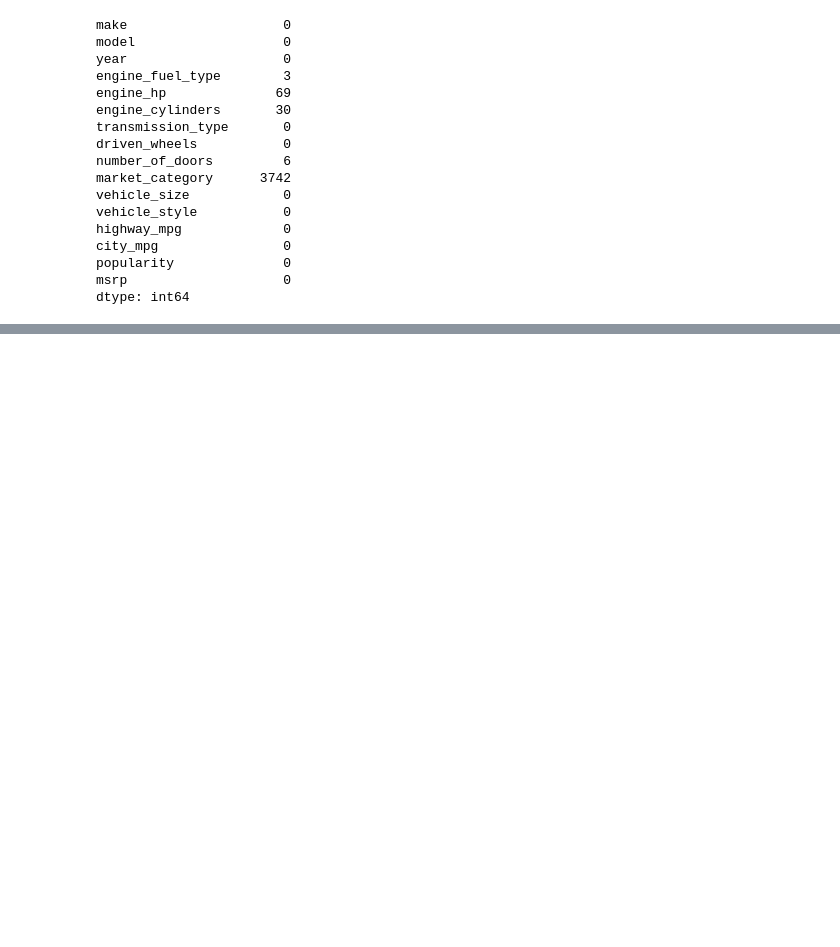
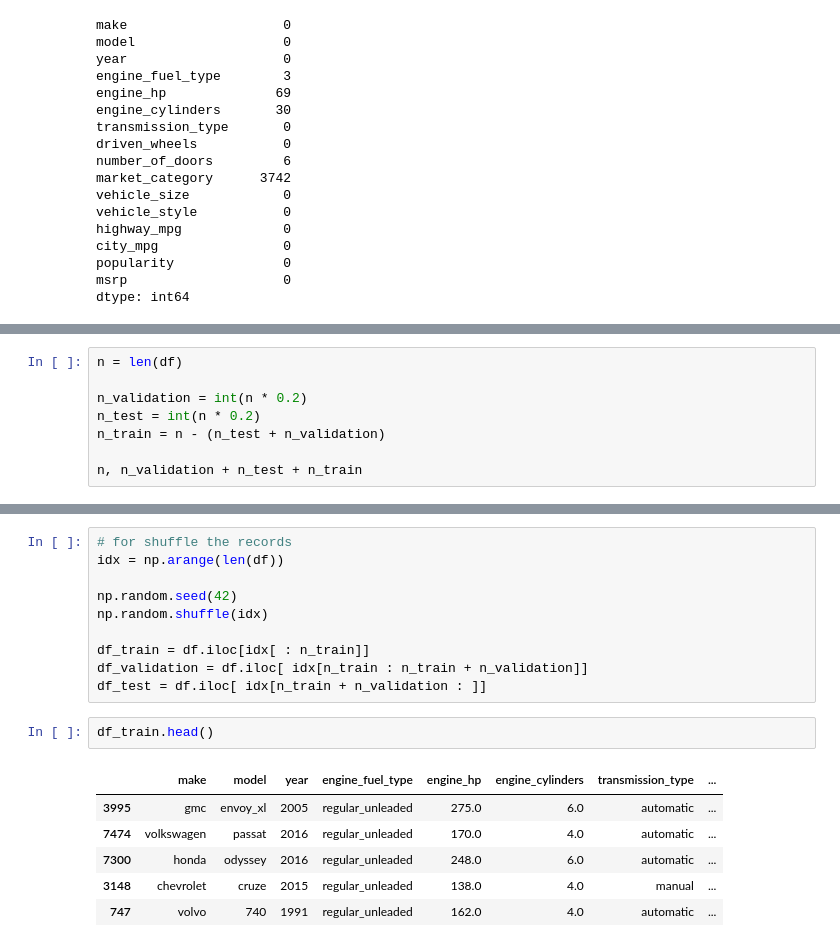
Before and after one commit to aljariri0/ML-Zoomcamp, a Jupyter notebook: 02-regression/01-car-price-predict.ipynb, the cells around one changed output, grey strips where cells are left out. Saved outputs shown, nothing was run; the diff lists cells and outputs as text; blank space fills up the shorter version.

Commit message:
Setting up the validation framework: like split data

```diff
--- a/02-regression/01-data-preparation.ipynb
+++ b/02-regression/01-car-price-predict.ipynb
@@ -217,0 +220,8 @@ dtype: int64
+# %%
+n = len(df)
+
+n_validation = int(n * 0.2)
+n_test = int(n * 0.2)
+n_train = n - (n_test + n_validation)
+
+n, n_validation + n_test + n_train
@@ -217,0 +244,19 @@ dtype: int64
+# %%
+# for shuffle the records
+idx = np.arange(len(df))
+
+np.random.seed(42)
+np.random.shuffle(idx)
+
+df_train = df.iloc[idx[ : n_train]]
+df_validation = df.iloc[ idx[n_train : n_train + n_validation]]
+df_test = df.iloc[ idx[n_train + n_validation : ]]
+# %%
+df_train.head()
+# %% [output]
+|  | make | model | year | engine_fuel_type | engine_hp | engine_cylinders | transmission_type | ... |
+| 3995 | gmc | envoy_xl | 2005 | regular_unleaded | 275.0 | 6.0 | automatic | ... |
+| 7474 | volkswagen | passat | 2016 | regular_unleaded | 170.0 | 4.0 | automatic | ... |
+| 7300 | honda | odyssey | 2016 | regular_unleaded | 248.0 | 6.0 | automatic | ... |
+| 3148 | chevrolet | cruze | 2015 | regular_unleaded | 138.0 | 4.0 | manual | ... |
+| 747 | volvo | 740 | 1991 | regular_unleaded | 162.0 | 4.0 | automatic | ... |
```
Also changed, not shown: parts of 9 cells of this notebook.
